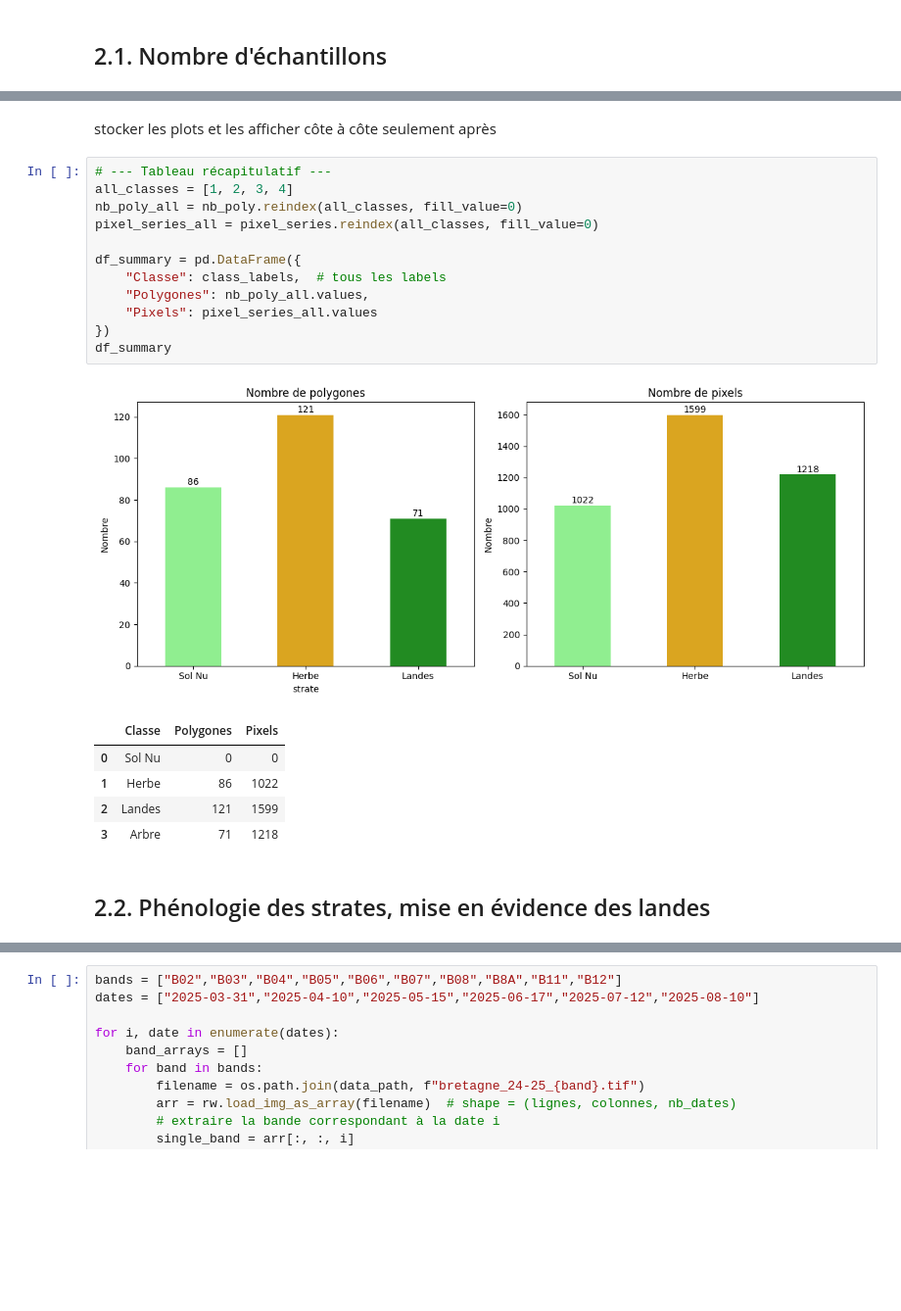
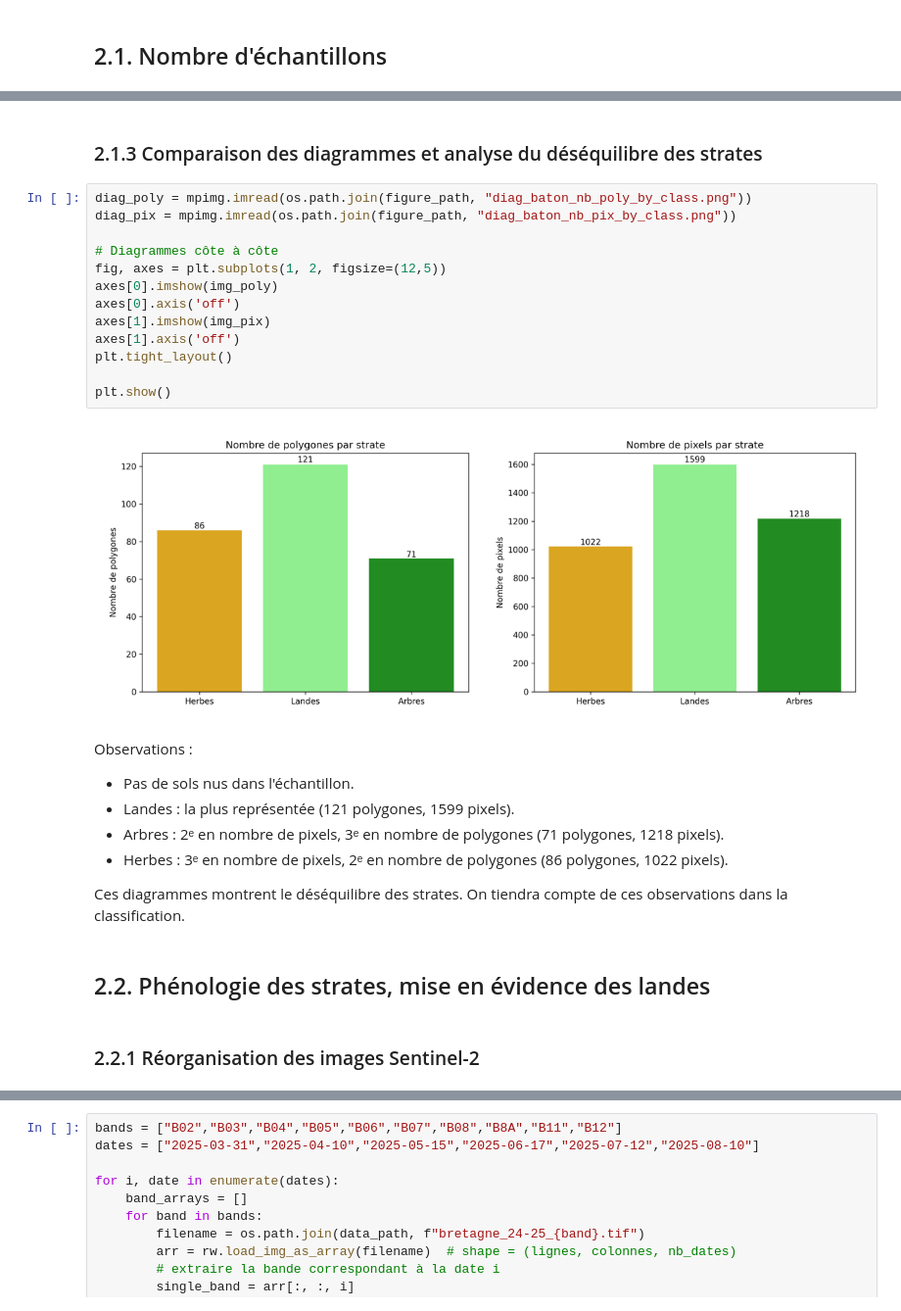
Before and after one commit to marion-billy/projet_telea_landes, a Jupyter notebook: projet_telea_BILLY_MARION.ipynb, the cells around one changed output, grey strips where cells are left out. Shown at 98% size. Drawn from its saved outputs; the diff is of its cells as text; blank space fills up the shorter version.

```diff
--- a/projet_telea_BILLY_MARION.ipynb
+++ b/projet_telea_BILLY_MARION.ipynb
@@ -148,25 +146,31 @@ plt.savefig(os.path.join(figure_path, "diag_baton_nb_pix_by_class.png"), dpi=300
 # %% [markdown]
-stocker les plots et les afficher côte à côte seulement après
+### 2.1.3 Comparaison des diagrammes et analyse du déséquilibre des strates
 # %%
-# --- Tableau récapitulatif ---
-all_classes = [1, 2, 3, 4]
-nb_poly_all = nb_poly.reindex(all_classes, fill_value=0)
-pixel_series_all = pixel_series.reindex(all_classes, fill_value=0)
+diag_poly = mpimg.imread(os.path.join(figure_path, "diag_baton_nb_poly_by_class.png"))
+diag_pix = mpimg.imread(os.path.join(figure_path, "diag_baton_nb_pix_by_class.png"))
 
-df_summary = pd.DataFrame({
-    "Classe": class_labels,  # tous les labels
-    "Polygones": nb_poly_all.values,
-    "Pixels": pixel_series_all.values
-})
-df_summary
+# Diagrammes côte à côte
+fig, axes = plt.subplots(1, 2, figsize=(12,5))
+axes[0].imshow(img_poly)
+axes[0].axis('off')
+axes[1].imshow(img_pix)
+axes[1].axis('off')
+plt.tight_layout()
+
+plt.show()
 # %% [output]
-[figure, old version]
+[figure, new version]
-|  | Classe | Polygones | Pixels |
-| 0 | Sol Nu | 0 | 0 |
-| 1 | Herbe | 86 | 1022 |
-| 2 | Landes | 121 | 1599 |
-| 3 | Arbre | 71 | 1218 |
+# %% [markdown]
+Observations :
+- Pas de sols nus dans l'échantillon.
+- Landes : la plus représentée (121 polygones, 1599 pixels).
+- Arbres : 2ᵉ en nombre de pixels, 3ᵉ en nombre de polygones (71 polygones, 1218 pixels).
+- Herbes : 3ᵉ en nombre de pixels, 2ᵉ en nombre de polygones (86 polygones, 1022 pixels).
+
+Ces diagrammes montrent le déséquilibre des strates. On tiendra compte de ces observations dans la classification.
 # %% [markdown]
 ## 2.2. Phénologie des strates, mise en évidence des landes
+# %% [markdown]
+### 2.2.1 Réorganisation des images Sentinel-2
 # %% [markdown]
 Les images Sentinel-2 sont initialement fournies sous forme de séries temporelles par bande. Afin de faciliter les analyses ultérieures, les bandes ont été regroupées par date pour produire une image multibande Sentinel-2 par date.
```
Also changed, not shown: parts of 12 cells of this notebook.
